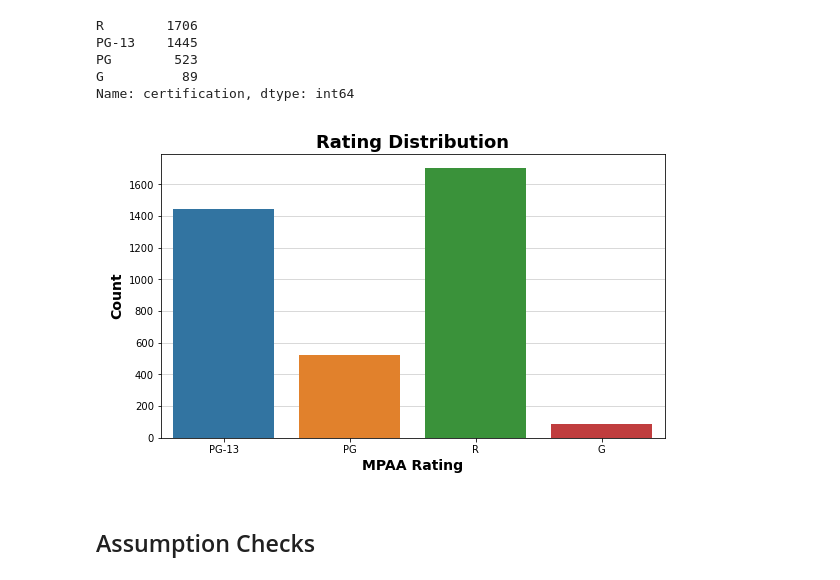
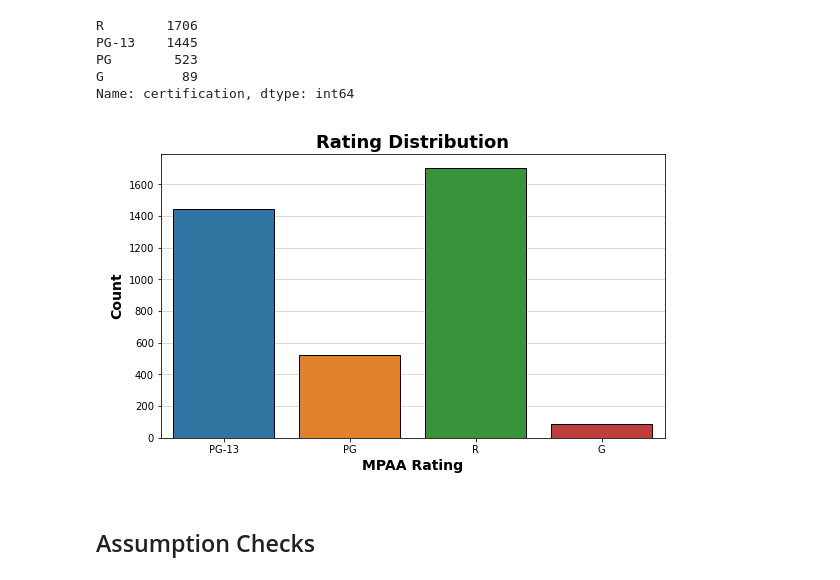
Before and after one commit to msmccann10/PP-movie-database-and-analysis, a Jupyter notebook: 03_Hypothesis_Testing.ipynb, the cells around one changed output. Drawn from its saved outputs; the diff is of its cells as text; code cells hidden in the pictures.

```diff
--- a/03_Hypothesis_Testing.ipynb
+++ b/03_Hypothesis_Testing.ipynb
@@ -155,16 +161,16 @@ Name: certification, dtype: int64
 # %%
 # sns.histplot(data = df, x = 'revenue', hue = 'certification', stat = 'density');
 fig, ax = plt.subplots(figsize = (8,5))
-sns.countplot(data = df, x = 'certification', ax = ax)
+sns.countplot(data = df, x = 'certification', ax = ax, edgecolor = 'black')
 ax.set_title('Rating Distribution', size = 18,weight = 'semibold')
 ax.set_xlabel('MPAA Rating', size = 14, weight = 'semibold')
 ax.set_ylabel('Count', size = 14, weight = 'semibold')
 ax.grid(axis = 'y', alpha = .6)
 ax.set_axisbelow(True)
 fig.tight_layout()
 fig.savefig(f"images/ratings dist.png");
 # %% [output]
-[figure, old version]
+[figure, new version]
 # %% [markdown]
 ## Assumption Checks
 # %%
```
Also changed, not shown: parts of 11 cells of this notebook, 7 other files.
